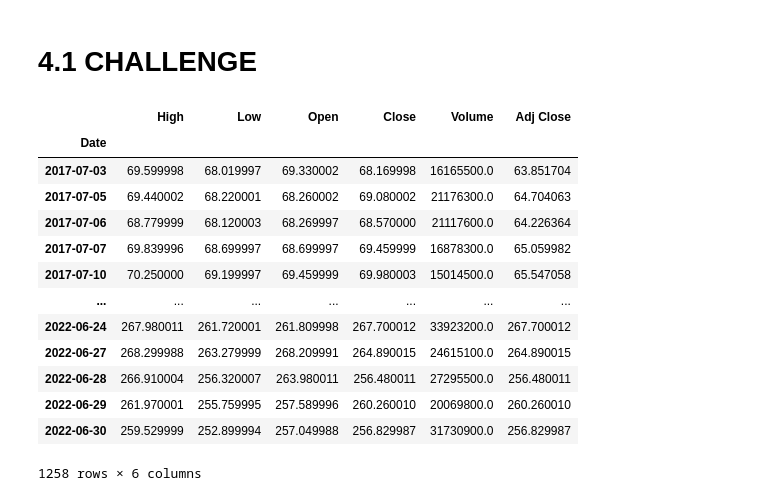
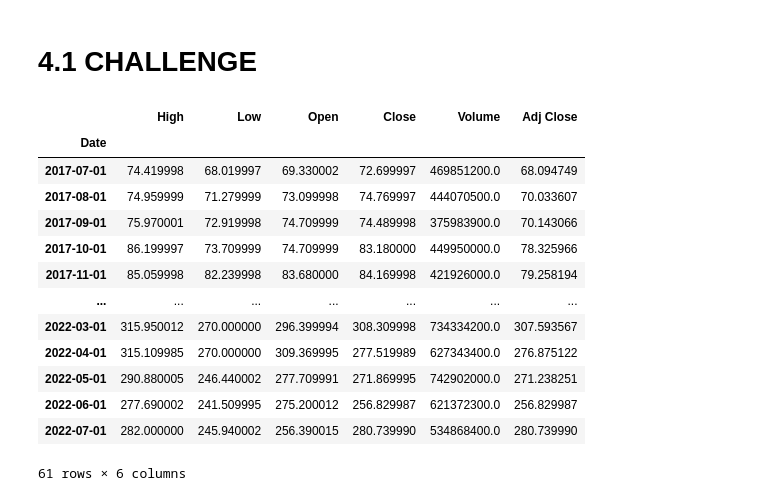
Before and after one commit to myrosandrade89/IA95022, a Jupyter notebook: Statistics/Workshop2/Workshop2.ipynb, the cells around one changed output. Drawn from its saved outputs; the diff is of its cells as text; code cells hidden in the pictures.

```diff
--- a/Statistics/Workshop2/Workshop2.ipynb
+++ b/Statistics/Workshop2/Workshop2.ipynb
@@ -254,23 +254,23 @@ THE GROUPING IN THE LAST NORMAL DISTRIBUTION CAUSES IT TO HAVE A HIGHER DENSITY
 # 4.1 CHALLENGE
 # %%
 # Collecting the real data from returns of MSFT from July 2019 until July 2022
-MSFT = pdr.get_data_yahoo("MSFT", start = "2017-07-01", end = "2022-06-30", interval = "d")
+MSFT = pdr.get_data_yahoo("MSFT", start = "2017-07-01", end = "2022-06-30", interval = "m")
 MSFT
 # %% [output]
 |  | High | Low | Open | Close | Volume | Adj Close |
 | Date |  |  |  |  |  |  |
-| 2017-07-03 | 69.599998 | 68.019997 | 69.330002 | 68.169998 | 16165500.0 | 63.851704 |
-| 2017-07-05 | 69.440002 | 68.220001 | 68.260002 | 69.080002 | 21176300.0 | 64.704063 |
-| 2017-07-06 | 68.779999 | 68.120003 | 68.269997 | 68.570000 | 21117600.0 | 64.226364 |
-| 2017-07-07 | 69.839996 | 68.699997 | 68.699997 | 69.459999 | 16878300.0 | 65.059982 |
-| 2017-07-10 | 70.250000 | 69.199997 | 69.459999 | 69.980003 | 15014500.0 | 65.547058 |
+| 2017-07-01 | 74.419998 | 68.019997 | 69.330002 | 72.699997 | 469851200.0 | 68.094749 |
+| 2017-08-01 | 74.959999 | 71.279999 | 73.099998 | 74.769997 | 444070500.0 | 70.033607 |
+| 2017-09-01 | 75.970001 | 72.919998 | 74.709999 | 74.489998 | 375983900.0 | 70.143066 |
+| 2017-10-01 | 86.199997 | 73.709999 | 74.709999 | 83.180000 | 449950000.0 | 78.325966 |
+| 2017-11-01 | 85.059998 | 82.239998 | 83.680000 | 84.169998 | 421926000.0 | 79.258194 |
 | ... | ... | ... | ... | ... | ... | ... |
-| 2022-06-24 | 267.980011 | 261.720001 | 261.809998 | 267.700012 | 33923200.0 | 267.700012 |
-| 2022-06-27 | 268.299988 | 263.279999 | 268.209991 | 264.890015 | 24615100.0 | 264.890015 |
-| 2022-06-28 | 266.910004 | 256.320007 | 263.980011 | 256.480011 | 27295500.0 | 256.480011 |
-| 2022-06-29 | 261.970001 | 255.759995 | 257.589996 | 260.260010 | 20069800.0 | 260.260010 |
-| 2022-06-30 | 259.529999 | 252.899994 | 257.049988 | 256.829987 | 31730900.0 | 256.829987 |
+| 2022-03-01 | 315.950012 | 270.000000 | 296.399994 | 308.309998 | 734334200.0 | 307.593567 |
+| 2022-04-01 | 315.109985 | 270.000000 | 309.369995 | 277.519989 | 627343400.0 | 276.875122 |
+| 2022-05-01 | 290.880005 | 246.440002 | 277.709991 | 271.869995 | 742902000.0 | 271.238251 |
+| 2022-06-01 | 277.690002 | 241.509995 | 275.200012 | 256.829987 | 621372300.0 | 256.829987 |
+| 2022-07-01 | 282.000000 | 245.940002 | 256.390015 | 280.739990 | 534868400.0 | 280.739990 |
-1258 rows × 6 columns
+61 rows × 6 columns
 # %%
 # Null: mean of monthly cc <= 0. Alternative mean of monthly return > 0
 # %%
```
Also changed, not shown: parts of 24 cells of this notebook, 1 other file.
